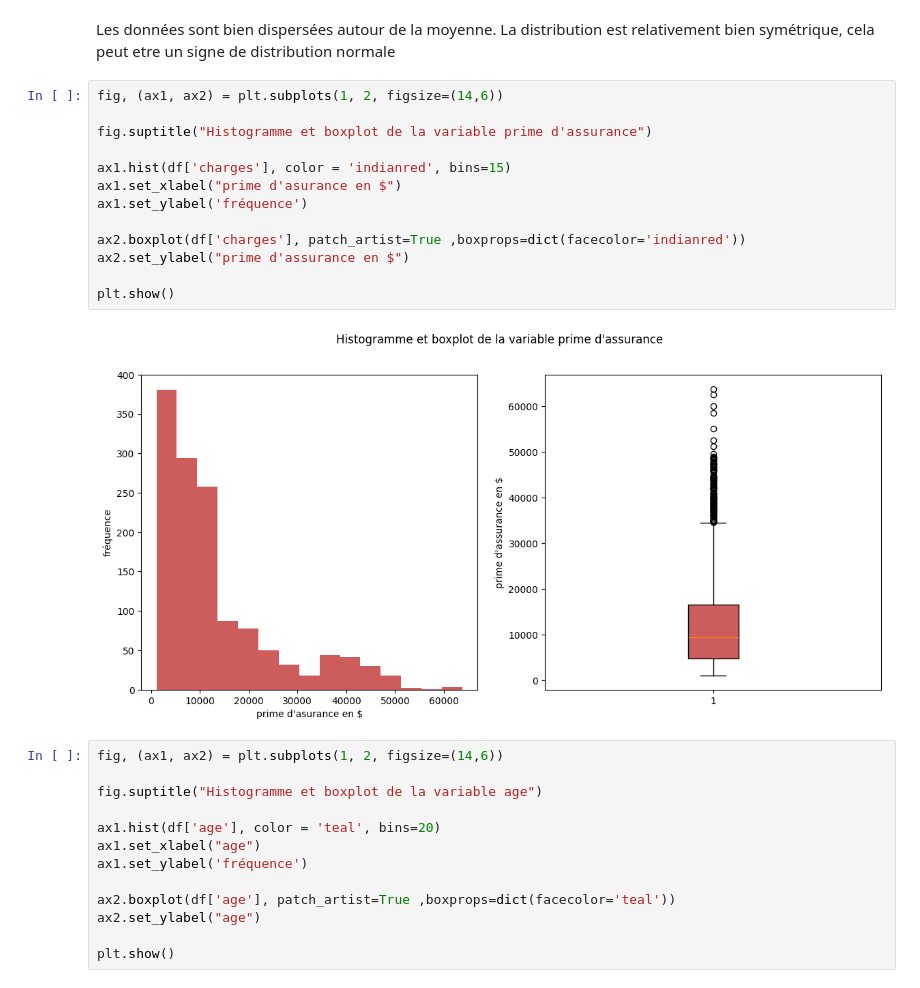
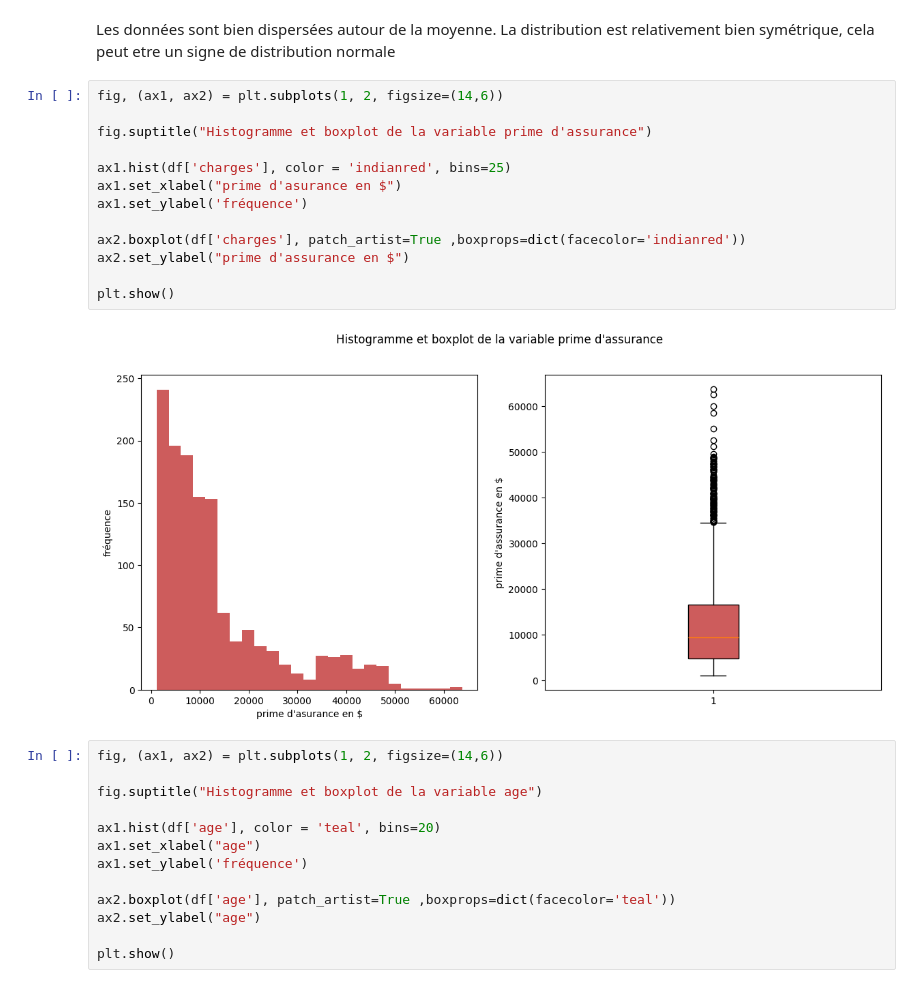
Before and after one commit to ChristianPRO1982/insurance_premium_SC, a Jupyter notebook: analyse.ipynb, the cells around one changed output. Cells and saved outputs as stored; diff of their text form.

```diff
--- a/analyse.ipynb
+++ b/analyse.ipynb
@@ -113,18 +113,18 @@ La distribution est relativement bien symétrique, cela peut etre un signe de di
 # %%
 fig, (ax1, ax2) = plt.subplots(1, 2, figsize=(14,6))
 
 fig.suptitle("Histogramme et boxplot de la variable prime d'assurance")
 
-ax1.hist(df['charges'], color = 'indianred', bins=15)
+ax1.hist(df['charges'], color = 'indianred', bins=25)
 ax1.set_xlabel("prime d'asurance en $")
 ax1.set_ylabel('fréquence')
 
 ax2.boxplot(df['charges'], patch_artist=True ,boxprops=dict(facecolor='indianred'))
 ax2.set_ylabel("prime d'assurance en $")
 
 plt.show()
 # %% [output]
-[figure, old version]
+[figure, new version]
 # %%
 fig, (ax1, ax2) = plt.subplots(1, 2, figsize=(14,6))
 
```
Also changed, not shown: parts of 7 cells of this notebook, 1 other file.
